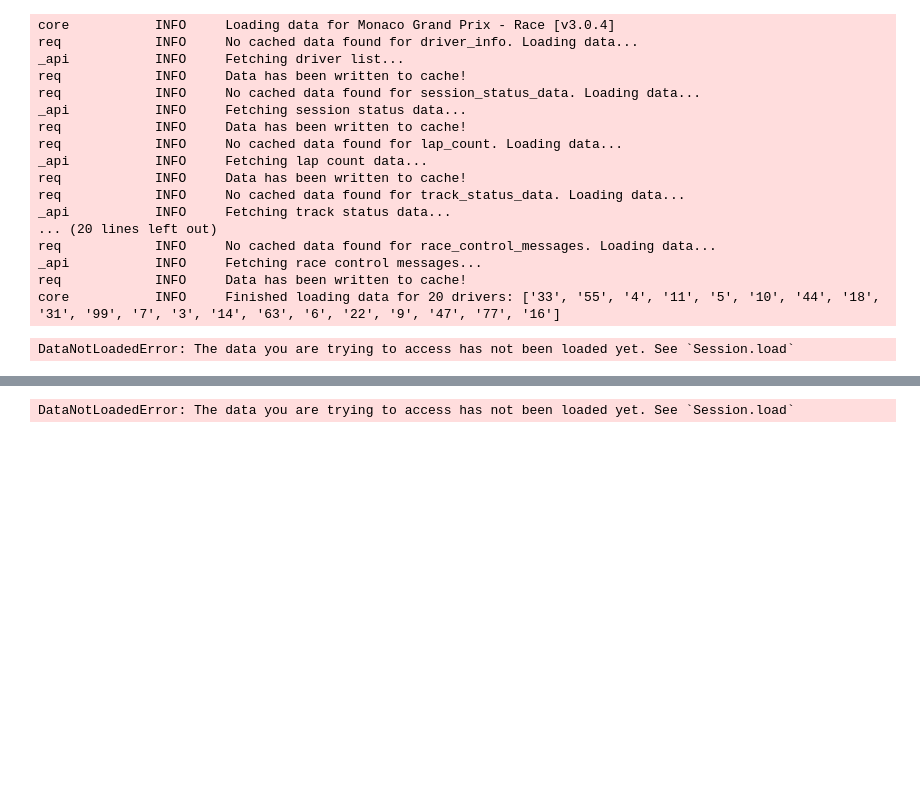
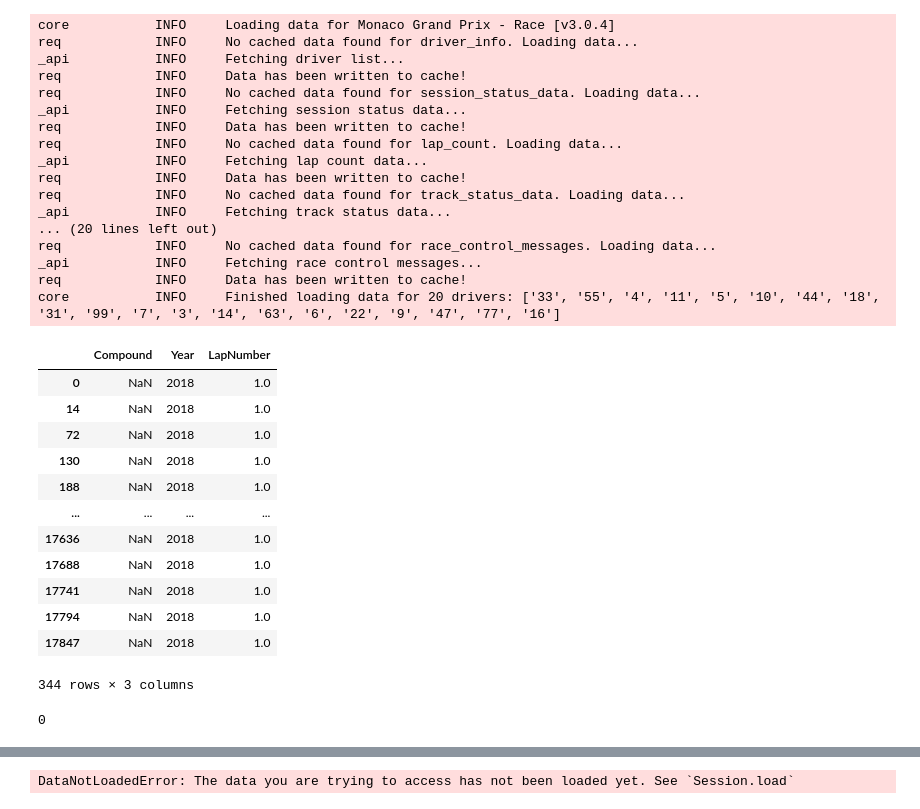
Before and after one commit to le-dav/f1-binottor, a Jupyter notebook: notebooks/exploration.ipynb, the cells around one changed output, grey strips where cells are left out. Drawn from its saved outputs; the diff is of its cells as text; code cells hidden in the pictures; blank space fills up the shorter version.

Commit message:
compound recategorization and cleaning

```diff
--- a/notebooks/exploration.ipynb
+++ b/notebooks/exploration.ipynb
@@ -26,9 +30,33 @@ req            INFO     No cached data found for race_control_messages. Loading
 _api           INFO     Fetching race control messages...
 req            INFO     Data has been written to cache!
 core           INFO     Finished loading data for 20 drivers: ['33', '55', '4', '11', '5', '10', '44', '18', '31', '99', '7', '3', '14', '63', '6', '22', '9', '47', '77', '16']
-# %%
-session.laps
-
-#fastf1.get_event_schedule(2017)
-# %% [output]
-DataNotLoadedError: The data you are trying to access has not been loaded yet. See `Session.load`
+# %%
+big_laps = pd.read_csv("../raw_data/laps.csv")
+
+#fastf1.get_event_schedule(2017)
+#big_laps['Compound'].fillna(method="bfill",limit=3,inplace=True)
+
+big_laps[['Compound','Year',"LapNumber"]][big_laps['Compound'].isna() & big_laps['LapNumber']==1]
+# %% [output]
+|  | Compound | Year | LapNumber |
+| 0 | NaN | 2018 | 1.0 |
+| 14 | NaN | 2018 | 1.0 |
+| 72 | NaN | 2018 | 1.0 |
+| 130 | NaN | 2018 | 1.0 |
+| 188 | NaN | 2018 | 1.0 |
+| ... | ... | ... | ... |
+| 17636 | NaN | 2018 | 1.0 |
+| 17688 | NaN | 2018 | 1.0 |
+| 17741 | NaN | 2018 | 1.0 |
+| 17794 | NaN | 2018 | 1.0 |
+| 17847 | NaN | 2018 | 1.0 |
+344 rows × 3 columns
+# %%
+start_2023 = big_laps[(big_laps['LapNumber']==1) & (big_laps['Year']==2018)]
+start_before = big_laps[(big_laps['LapNumber']==2) & (big_laps['Year']<2023)]
+
+big_laps['Compound'][big_laps['Compound'].isna()].count()
+#plt.hist(start_2023['Compound'])
+#plt.hist(start_before['Compound'])
+# %% [output]
+0
```
Also changed, not shown: parts of 2 cells of this notebook, 2 other files.
